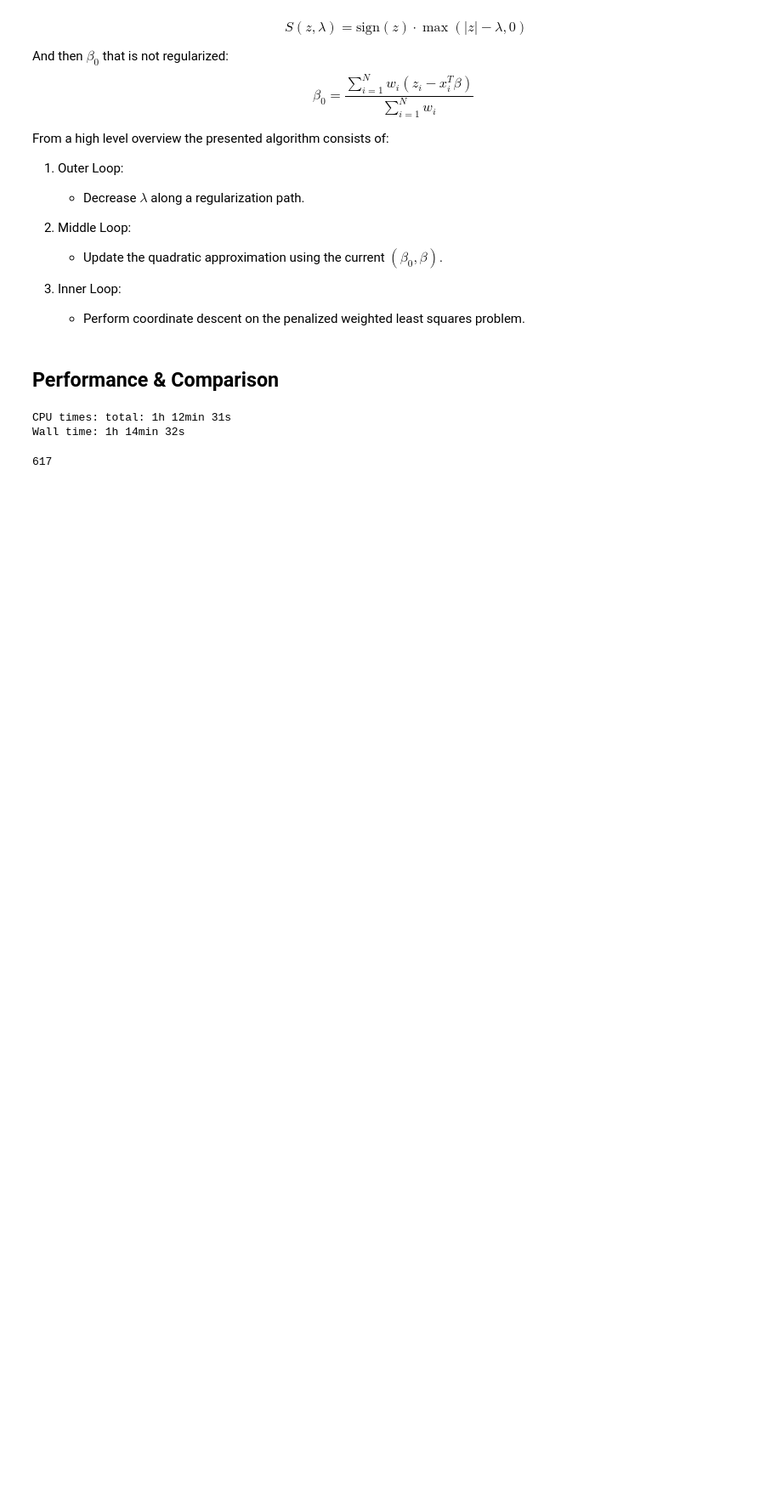
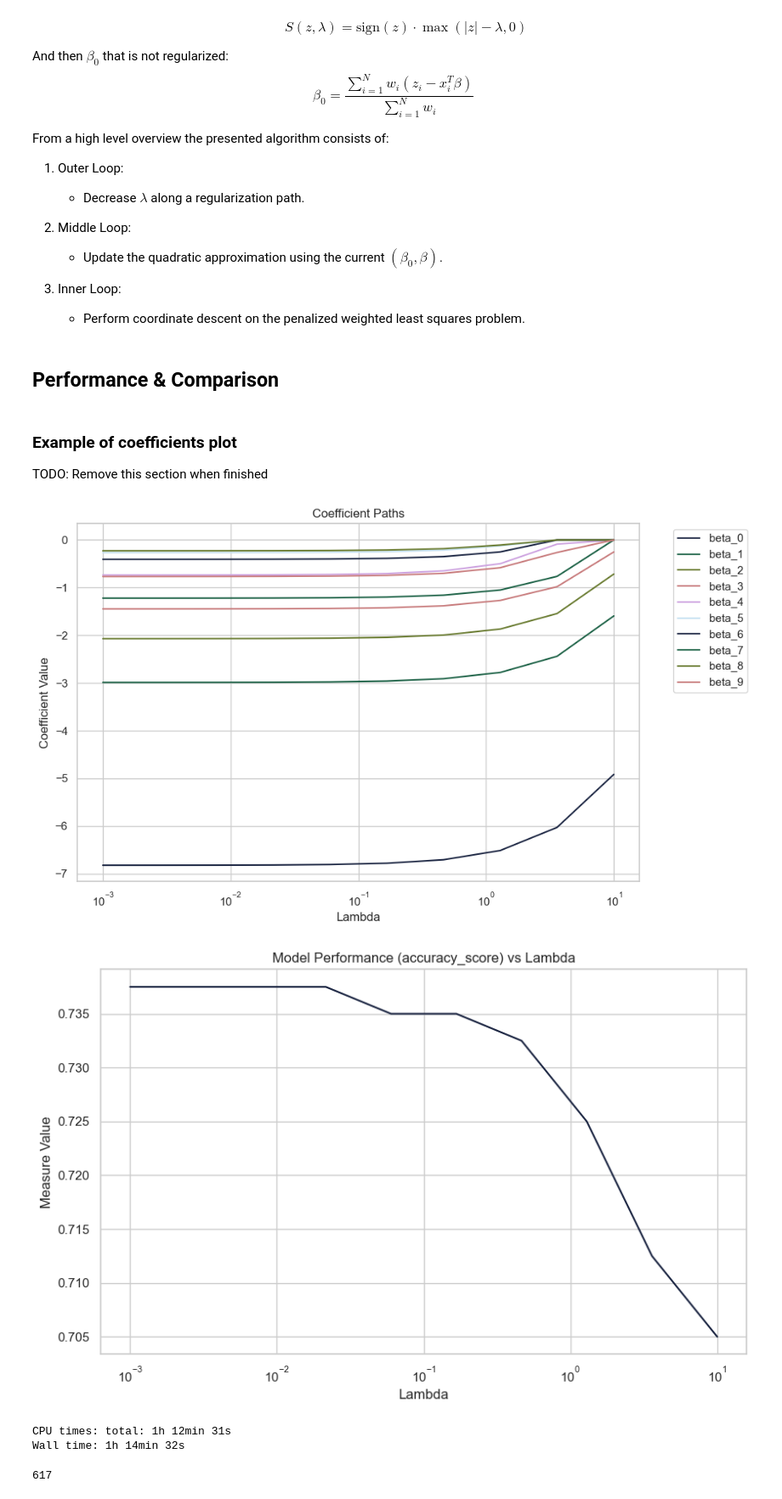
Before and after one commit to PrusWielki/ccg-logistic-regression, a Jupyter notebook: solution.ipynb, the cells around one changed output. Shown at 85% size. Drawn from its saved outputs; the diff is of its cells as text; code cells hidden in the pictures; blank space fills up the shorter version.

Commit message:
add model weights and measure plots

```diff
--- a/solution.ipynb
+++ b/solution.ipynb
@@ -618,6 +664,34 @@ def create_test_cases_all_combinations(parameters: dict) -> List[dict]:
                     }
                     test_values.append(test_case)
     return test_values
+# %% [markdown]
+### Example of coefficients plot
+
+TODO: Remove this section when finished
+# %%
+logRegCCD = LogRegCCD()
+
+test_case = {
+    "p": 0.5,
+    "n": 2000,
+    "d": 10,
+    "g": 0.1,
+}
+
+data = SyntheticDataset(test_case["p"], test_case["n"], test_case["d"], test_case["g"])
+
+X_train, X_test, y_train, y_test = train_test_split(
+    data.X, data.y, test_size=0.2, random_state=42
+)
+
+logRegCCD.fit(X_train, y_train)
+
+logRegCCD.plot_coefficients()
+
+logRegCCD.plot(accuracy_score, X_test, y_test)
+# %% [output]
+[figure, added]
+[figure, added]
 # %%
 # parameters = {
 #     "p": [0.5, 0.3, 0.4, 0.6, 0.7, 0.8],
```
Also changed, not shown: parts of 3 cells of this notebook.
